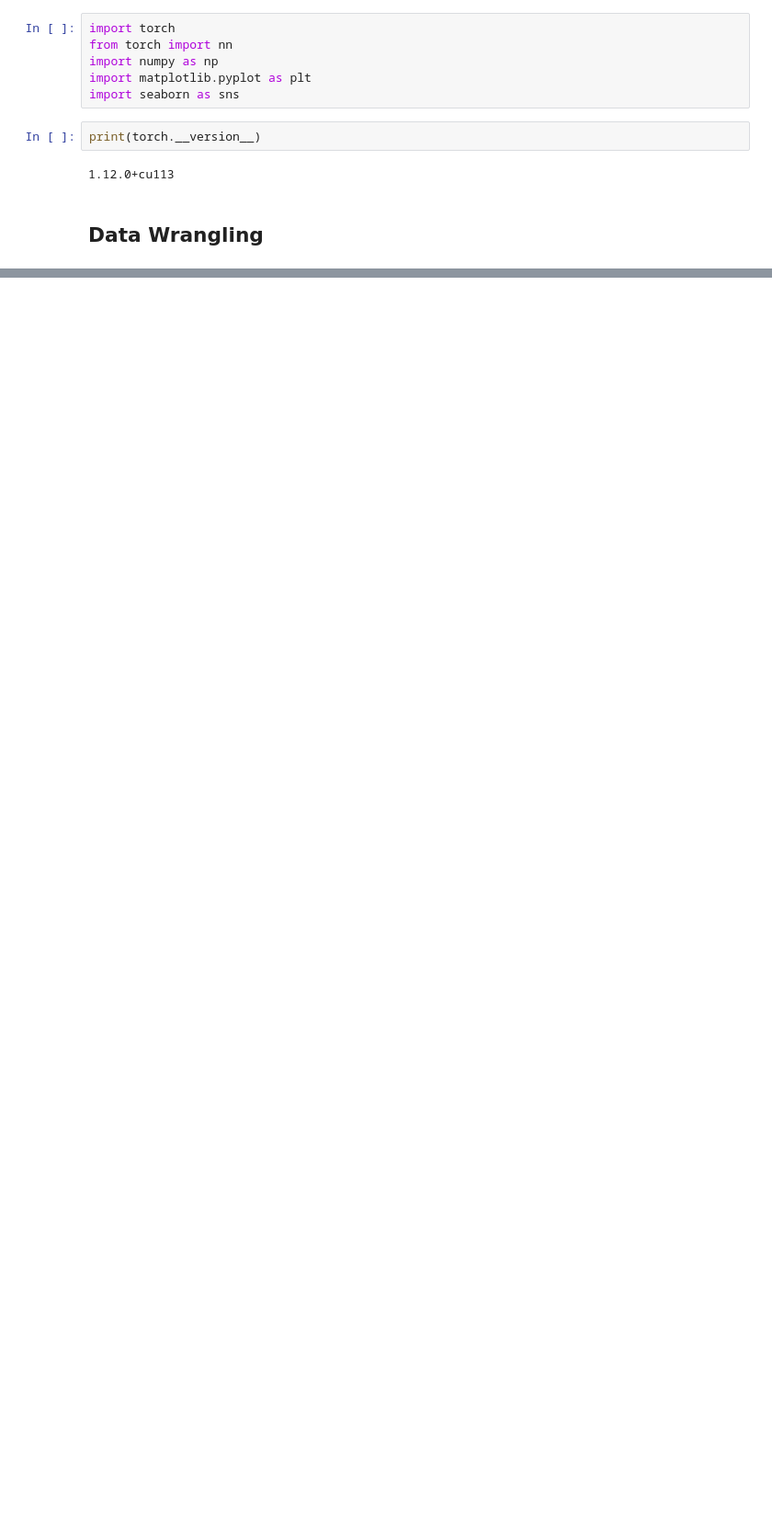
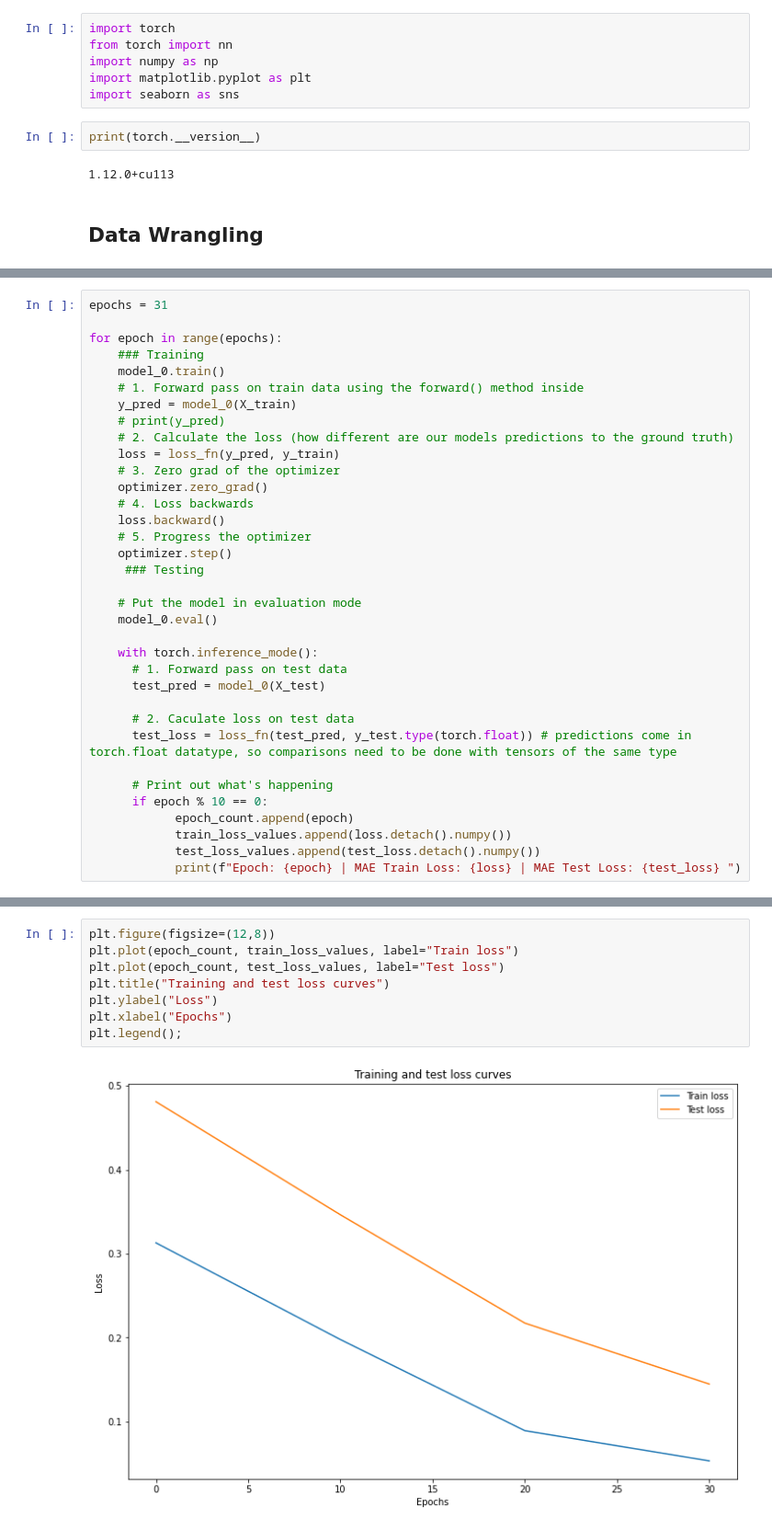
Before and after one commit to Hrithik2212/PyTorch-Deep-Learning-, a Jupyter notebook: 01_PyTorch_Workflow.ipynb, the cells around one changed output, grey strips where cells are left out. Shown at 92% size. Drawn from its saved outputs; the diff is of its cells as text; blank space fills up the shorter version.

```diff
--- a/01_PyTorch_Workflow.ipynb
+++ b/01_PyTorch_Workflow.ipynb
@@ -18,0 +154,35 @@ print(torch.__version__)
+# %%
+epochs = 31
+
+for epoch in range(epochs):
+    ### Training
+    model_0.train()
+    # 1. Forward pass on train data using the forward() method inside
+    y_pred = model_0(X_train)
+    # print(y_pred)
+    # 2. Calculate the loss (how different are our models predictions to the ground truth)
+    loss = loss_fn(y_pred, y_train)
+    # 3. Zero grad of the optimizer
+    optimizer.zero_grad()
+    # 4. Loss backwards
+    loss.backward()
+    # 5. Progress the optimizer
+    optimizer.step()
+     ### Testing
+
+    # Put the model in evaluation mode
+    model_0.eval()
+
+    with torch.inference_mode():
+      # 1. Forward pass on test data
+      test_pred = model_0(X_test)
+
+      # 2. Caculate loss on test data
+      test_loss = loss_fn(test_pred, y_test.type(torch.float)) # predictions come in torch.float datatype, so comparisons need to be done with tensors of the same type
+
+      # Print out what's happening
+      if epoch % 10 == 0:
+            epoch_count.append(epoch)
+            train_loss_values.append(loss.detach().numpy())
+            test_loss_values.append(test_loss.detach().numpy())
+            print(f"Epoch: {epoch} | MAE Train Loss: {loss} | MAE Test Loss: {test_loss} ")
@@ -18,0 +196,10 @@ print(torch.__version__)
+# %%
+plt.figure(figsize=(12,8))
+plt.plot(epoch_count, train_loss_values, label="Train loss")
+plt.plot(epoch_count, test_loss_values, label="Test loss")
+plt.title("Training and test loss curves")
+plt.ylabel("Loss")
+plt.xlabel("Epochs")
+plt.legend();
+# %% [output]
+[figure, added]
```
Also changed, not shown: parts of 18 cells of this notebook.
